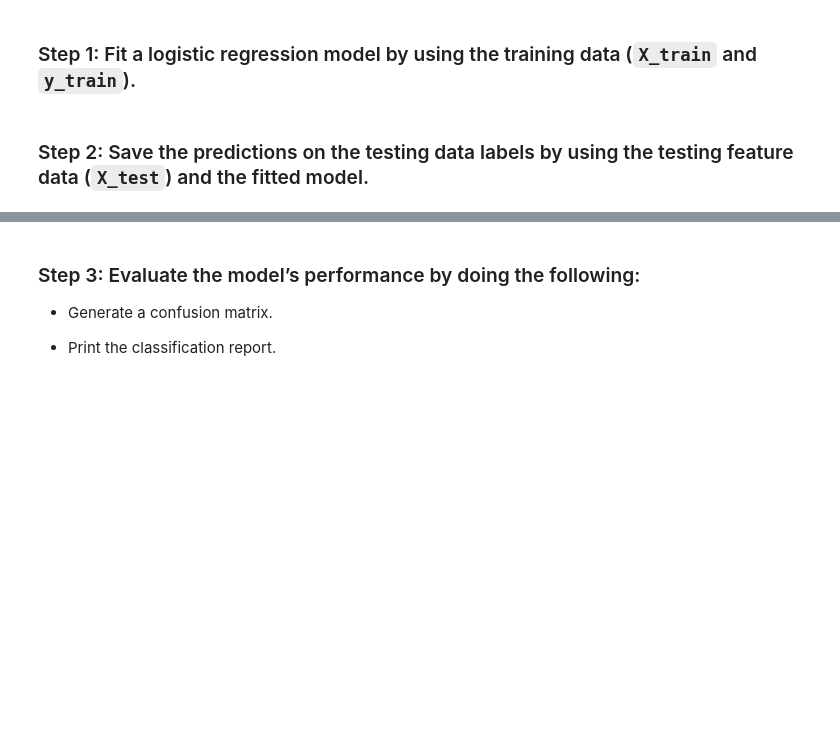
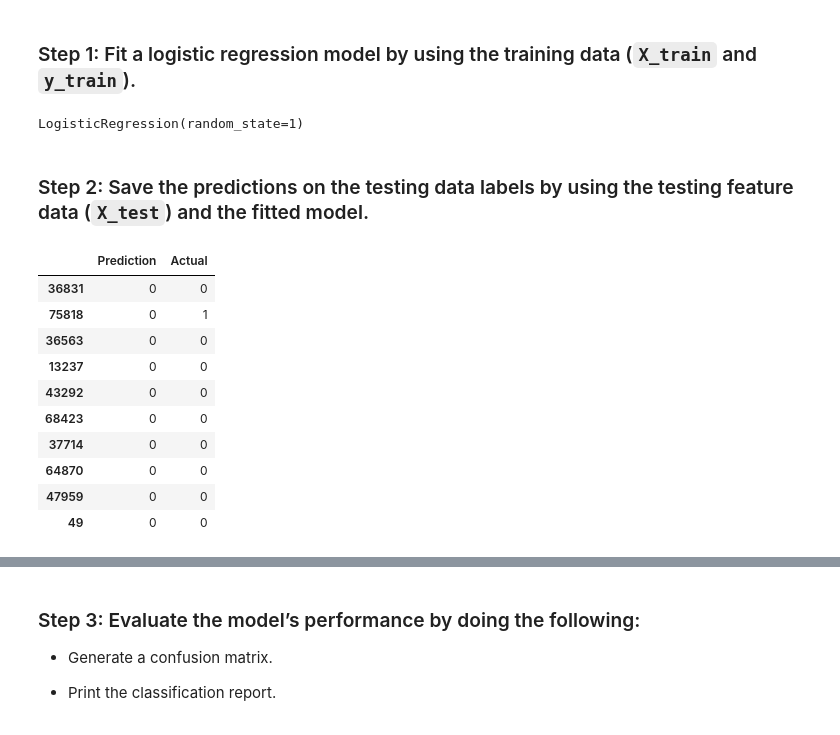
Before and after one commit to gfsiciliani/credit-risk-classification, a Jupyter notebook: credit_risk/credit_risk_classification.ipynb, the cells around one changed output, grey strips where cells are left out. Saved outputs shown, nothing was run; the diff lists cells and outputs as text; code cells hidden in the pictures; blank space fills up the shorter version.

```diff
--- a/credit_risk/credit_risk_classification.ipynb
+++ b/credit_risk/credit_risk_classification.ipynb
@@ -75,12 +76,28 @@ from sklearn.linear_model import LogisticRegression
 
 # Instantiate the Logistic Regression model
 # Assign a random_state parameter of 1 to the model
-# YOUR CODE HERE!
+classifier = LogisticRegression(solver='lbfgs', random_state=1)
 
 # Fit the model using training data
-# YOUR CODE HERE!
+classifier.fit(X_train, y_train)
+# %% [output]
+LogisticRegression(random_state=1)
 # %% [markdown]
 ### Step 2: Save the predictions on the testing data labels by using the testing feature data (`X_test`) and the fitted model.
 # %%
 # Make a prediction using the testing data
-# YOUR CODE HERE!
+predictions = classifier.predict(X_test)
+results = pd.DataFrame({"Prediction": predictions, "Actual": y_test})
+results.head(10)
+# %% [output]
+|  | Prediction | Actual |
+| 36831 | 0 | 0 |
+| 75818 | 0 | 1 |
+| 36563 | 0 | 0 |
+| 13237 | 0 | 0 |
+| 43292 | 0 | 0 |
+| 68423 | 0 | 0 |
+| 37714 | 0 | 0 |
+| 64870 | 0 | 0 |
+| 47959 | 0 | 0 |
+| 49 | 0 | 0 |
```
Also changed, not shown: parts of 7 cells of this notebook.
